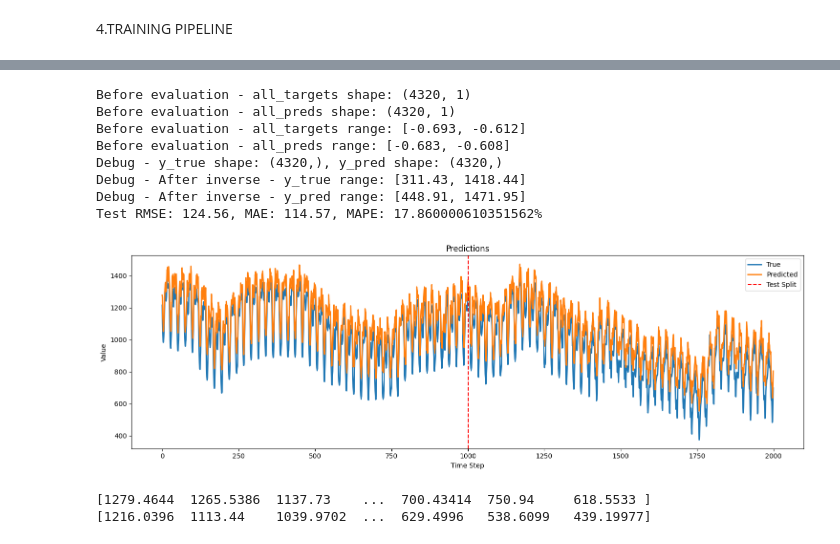
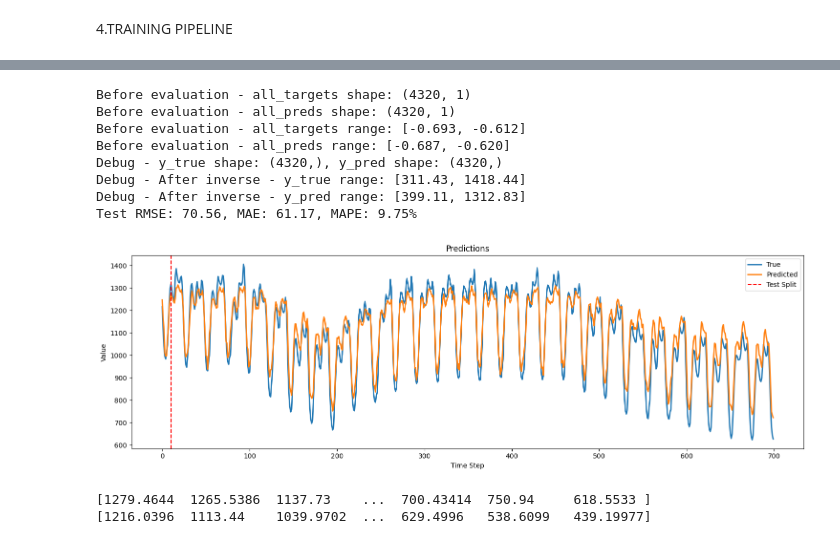
Before and after one commit to H1406/energy-forecasting, a Jupyter notebook: model.ipynb, the cells around one changed output, grey strips where cells are left out. Cells and saved outputs as stored; diff of their text form; code cells hidden in the pictures.

```diff
--- a/model.ipynb
+++ b/model.ipynb
@@ -442,3 +442,5 @@ def train_model(model, X_train, y_train, X_val, y_val, epochs=50, batch_size=32,
 
     print("Training completed!")
     return model,history
+# %%
+model.load_state_dict(torch.load('model_state_dict.pth', map_location=device))
@@ -445,6 +449,5 @@ def train_model(model, X_train, y_train, X_val, y_val, epochs=50, batch_size=32,
 # %%
-# model.load_state_dict(torch.load('model_state_dict.pth'))
-model,history = train_model(model, X_train, y_train,X_val,y_val, epochs=10)
+model,history = train_model(model, X_train, y_train,X_val,y_val, epochs=50)
 # %% [output]
 Using device: mps
 Starting training...
@@ -560,11 +564,11 @@ results = test_model(model, X_test, y_test, batch_size=32,scaler=scaler)
 Before evaluation - all_targets shape: (4320, 1)
 Before evaluation - all_preds shape: (4320, 1)
 Before evaluation - all_targets range: [-0.693, -0.612]
-Before evaluation - all_preds range: [-0.683, -0.608]
+Before evaluation - all_preds range: [-0.687, -0.620]
 Debug - y_true shape: (4320,), y_pred shape: (4320,)
 Debug - After inverse - y_true range: [311.43, 1418.44]
-Debug - After inverse - y_pred range: [448.91, 1471.95]
-Test RMSE: 124.56, MAE: 114.57, MAPE: 17.860000610351562%
+Debug - After inverse - y_pred range: [399.11, 1312.83]
+Test RMSE: 70.56, MAE: 61.17, MAPE: 9.75%
 # %%
 import matplotlib.pyplot as plt
 
@@ -594,14 +598,14 @@ def plot_partial_predictions(y_true, preds_dict, split_idx=0, group_title="Predi
 # %%
 plot_partial_predictions(
     y_true=results['y_true'],
     preds_dict=results['y_pred'],
-    split_idx=100,
+    split_idx=10,
     group_title="Predictions",
-    window_size=2000,  # Use the full available length
+    window_size=700,  # Use the full available length
     start_idx=0
 )
 # %% [output]
-[figure, old version]
+[figure, new version]
 # %%
 print(results['y_pred'])
 print(results['y_true'])
```
Also changed, not shown: parts of 10 cells of this notebook, 1 other file.
